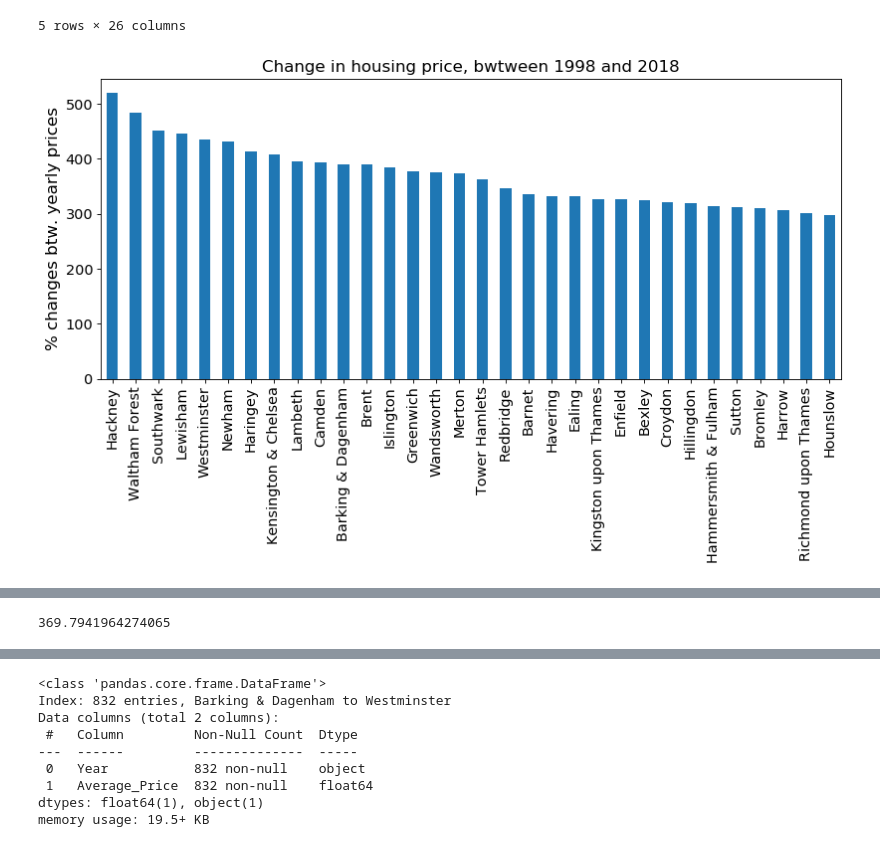
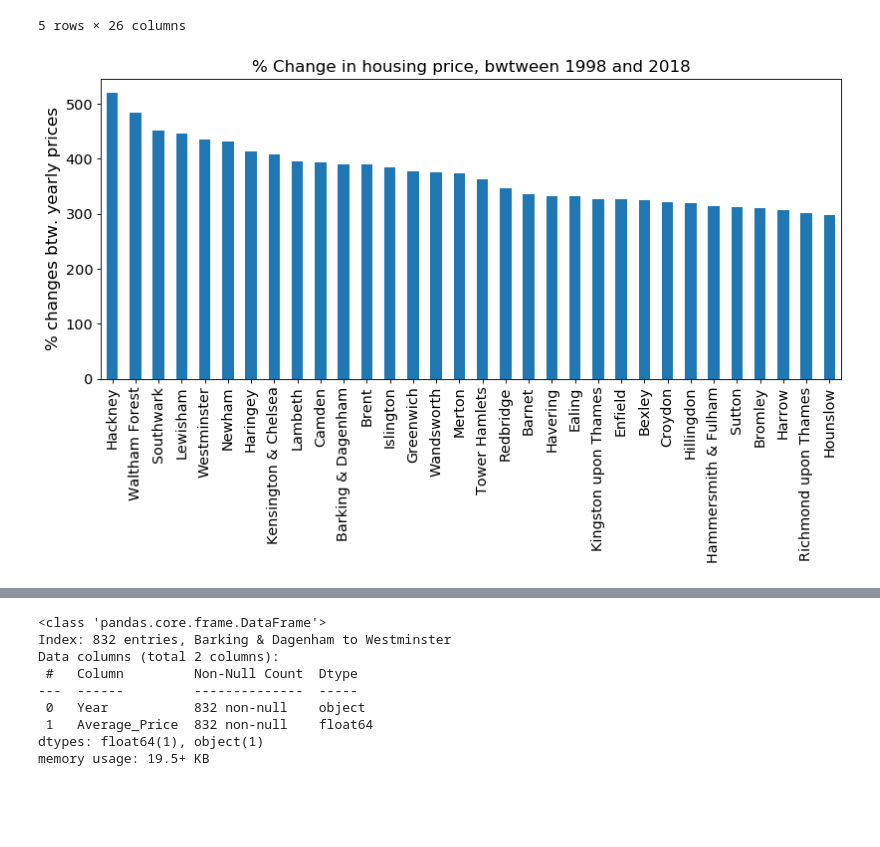
Before and after one commit to mendyhsu/Springboard, a Jupyter notebook: Unit4_3_CaseStudy/Unit 4 Challenge - Tier 3.ipynb, the cells around one changed output, grey strips where cells are left out. Cells and saved outputs as stored; diff of their text form; code cells hidden in the pictures; blank space fills up the shorter version.

```diff
--- a/Unit4_3_CaseStudy/Unit 4 Challenge - Tier 3.ipynb
+++ b/Unit4_3_CaseStudy/Unit 4 Challenge - Tier 3.ipynb
@@ -459,15 +502,15 @@ price_change.head()
 # %%
 fig = plt.figure(figsize=(12, 5), dpi=80)
 
 price_change[2018].sort_values(ascending=False).plot(kind='bar')
 
-plt.title('Change in housing price, bwtween 1998 and 2018', fontsize=15)
+plt.title('% Change in housing price, bwtween 1998 and 2018', fontsize=15)
 plt.xlabel('')
 plt.ylabel('% changes btw. yearly prices', fontsize=15)
 plt.tick_params(axis='both', which='major', labelsize=13)
 plt.show()
 # %% [output]
-[figure, old version]
+[figure, new version]
 # %%
 price_change[2018].sort_values(ascending=False)
 # %% [output]
@@ -488,8 +531,3 @@ Harrow                  305.919643
 Richmond upon Thames    300.516190
 Hounslow                297.640911
 Name: 2018, dtype: float64
-# %%
-# Avg. percentage increase over all LDN boroughs
-price_change[2018].mean()
-# %% [output]
-369.7941964274065
```
Also changed, not shown: parts of 22 cells of this notebook.
